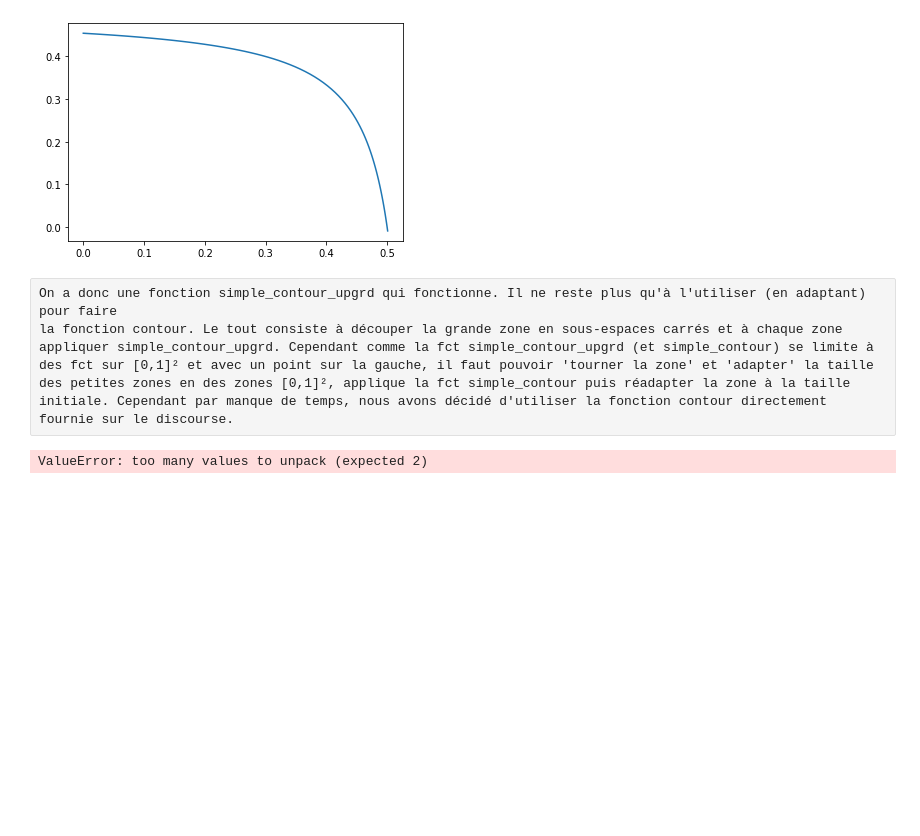
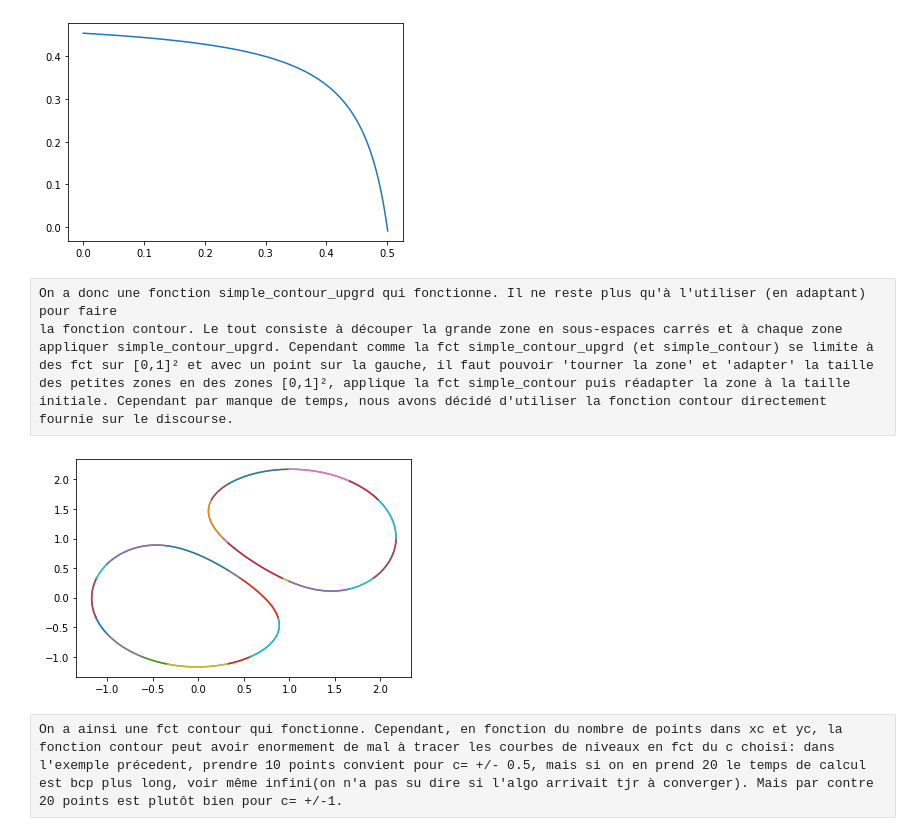
Before and after one commit to BenjaminPiet/contour, a Jupyter notebook: Projet_math_info_lignes_de_niveau.ipynb, the cells around one changed output. Saved outputs shown, nothing was run; the diff lists cells and outputs as text; code cells hidden in the pictures; blank space fills up the shorter version.

Commit message:
Fini, ajouté test et texte de conclusion

```diff
--- a/Projet_math_info_lignes_de_niveau.ipynb
+++ b/Projet_math_info_lignes_de_niveau.ipynb
@@ -253,13 +253,19 @@ def contour(f, c, xs=[0.0, 1.0], ys=[0.0, 1.0], delta=0.01):
                     )
     return curves
 # %%
-#Test pour la fct simple contour
+#Test pour la fct contour
 def f(x,y):
     return 2*(np.exp(-x**2-y**2)-np.exp(-(x-1)**2-(y-1)**2))
-C=[-1.5,-1.0,-0.5,0.0,0.5,1.0,1.5]
+C=[-0.5,0.5]
 xc=np.linspace(-3,3,10)
 yc=np.linspace(-3,3,10)
-c=0.5
-xs,ys=contour(f, c, xc, yc, delta=0.01)
+
+for c in C:
+    level_curves = contour(f, c, xc, yc)
+    for x, y in level_curves:
+        plt.plot(x, y)
+plt.show()
 # %% [output]
-ValueError: too many values to unpack (expected 2)
+[figure, added]
+# %% [raw]
+On a ainsi une fct contour qui fonctionne. Cependant, en fonction du nombre de points dans xc et yc, la fonction contour peut avoir enormement de mal à tracer les courbes de niveaux en fct du c choisi: dans l'exemple précedent, prendre 10 points convient pour c= +/- 0.5, mais si on en prend 20 le temps de calcul est bcp plus long, voir même infini(on n'a pas su dire si l'algo arrivait tjr à converger). Mais par contre 20 points est plutôt bien pour c= +/-1.
```
